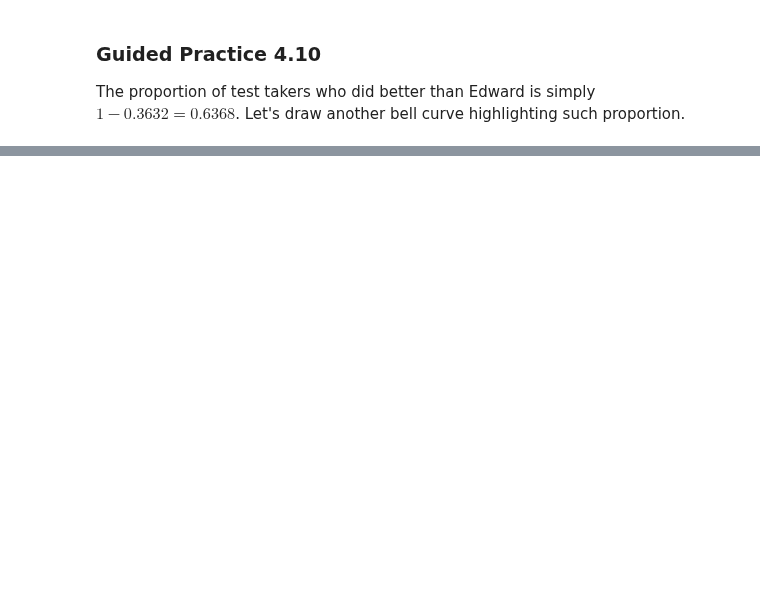
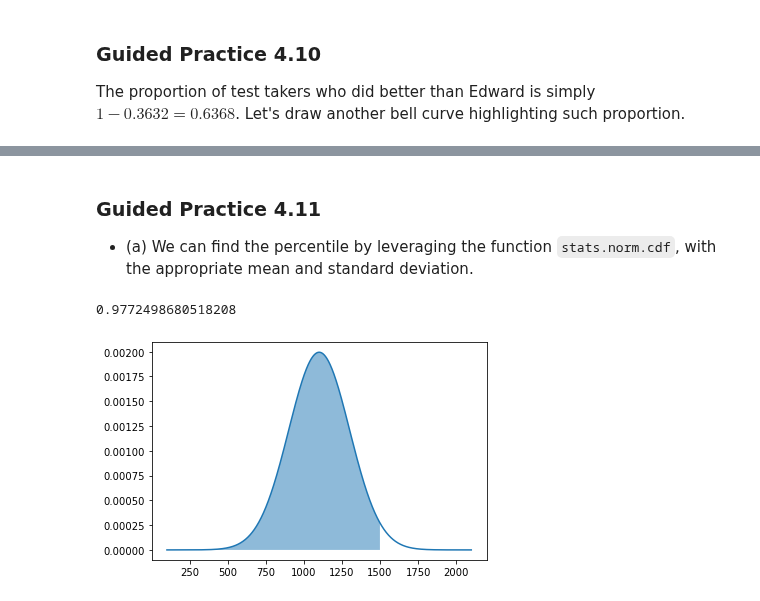
Before and after one commit to RiccardoMPesce/OpenIntro-Statistics-Excercises, a Jupyter notebook: chapter4/chapter4_walkthrough.ipynb, the cells around one changed output, grey strips where cells are left out. Saved outputs shown, nothing was run; the diff lists cells and outputs as text; code cells hidden in the pictures; blank space fills up the shorter version.

```diff
--- a/chapter4/chapter4_walkthrough.ipynb
+++ b/chapter4/chapter4_walkthrough.ipynb
@@ -75,0 +76,20 @@ plt.show()
+# %% [markdown]
+### Guided Practice 4.11
+
+* (a) We can find the percentile by leveraging the function `stats.norm.cdf`, with the appropriate mean and standard deviation.
+# %%
+print(stats.norm.cdf(1500, loc=mean, scale=std))
+
+mean = 1100
+std = 200
+
+x = np.arange(mean - 5 * std, mean + 5 * std)
+y = stats.norm.pdf(x, loc=mean, scale=std)
+
+ax = plt.plot(x, y)
+plt.fill_between(x, y, where=x < 1500, alpha=0.5)
+
+plt.show()
+# %% [output]
+0.9772498680518208
+[figure, added]
```
Also changed, not shown: parts of 14 cells of this notebook.
